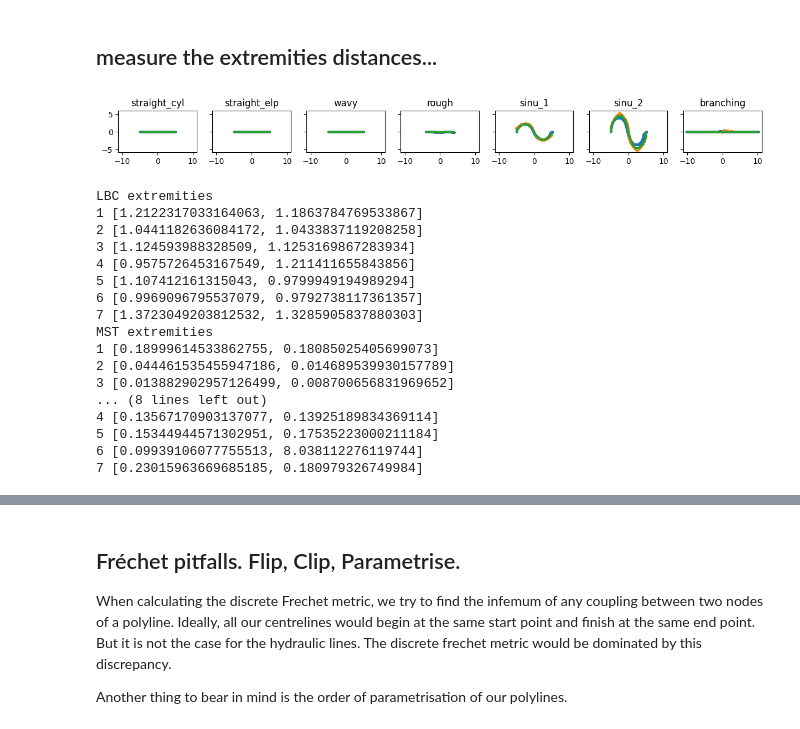
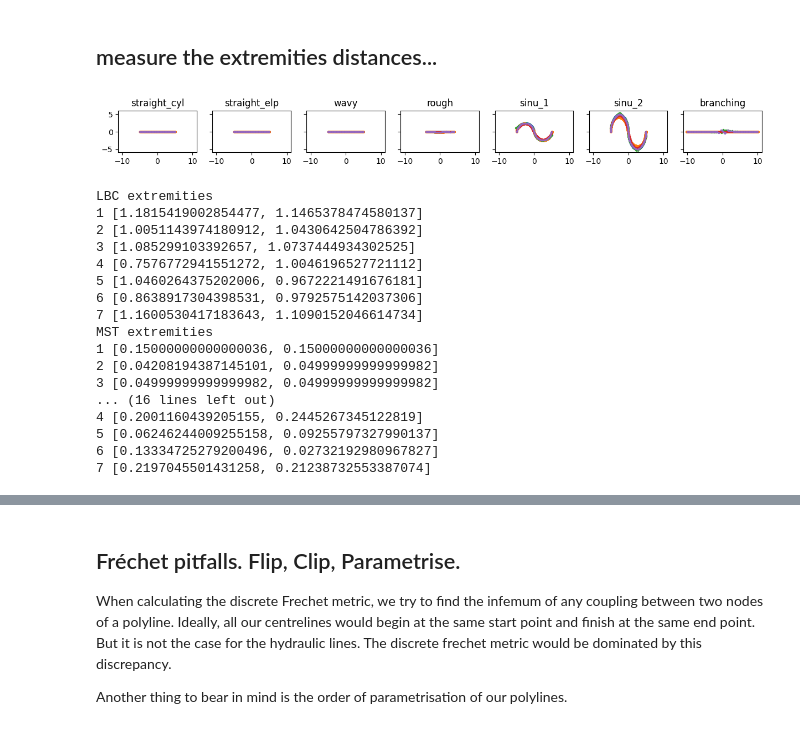
Before and after one commit to ERC-Karst/pc-centrelines, a Jupyter notebook: notebooks/6_compute_centreline_distances.ipynb, the cells around one changed output, grey strips where cells are left out. Saved outputs shown, nothing was run; the diff lists cells and outputs as text; code cells hidden in the pictures.

```diff
--- a/notebooks/6_compute_centreline_distances.ipynb
+++ b/notebooks/6_compute_centreline_distances.ipynb
@@ -168,26 +220,31 @@ conduit_map
 # %%
 fig, axes = plt.subplots(1,7, figsize = (15, 3), sharey=True, sharex=True)
 
 for k, ax in enumerate(axes):
-    ax.scatter(*list_hydraulic_ct[k][0][:, [0, 1]].T, s = 2)
+    ax.scatter(*list_theory_ct[k][0][:, [0, 1]].T, s = 2)
+
+    ax.scatter(*list_hydraulic_ct[k][-1][:, [0, 1]].T, s = 2)
     ax.scatter(*list_lbc_ct[k][0][:, [0, 1]].T, s = 2)
     ax.scatter(*list_mst_ct[k][0][:, [0, 1]].T, s = 2)
-    #ax.scatter(*list_iter_ct[k][0][:, [0, 1]].T, s = 2)
+    ax.scatter(*list_iter_ct[k][0][:, [0, 1]].T, s = 2)
     ax.set_title(conduit_map[k+1])
     ax.set_aspect("equal")
 plt.show()
 # %% [output]
-[figure, old version]
+[figure, new version]
 # %%
+
 print("LBC extremities")
 LBC_extremities = []
+
 for k in range(0, 7):
-    P1_hyd, P2_hyd =  list_hydraulic_ct[k][1], list_hydraulic_ct[k][2]
+    P1_theory, P2_theory =  list_theory_ct[k][1], list_theory_ct[k][2]
     P1_lbc, P2_lbc  =  list_lbc_ct[k][1], list_lbc_ct[k][2]
 
-    dist1 = np.minimum(np.linalg.norm(P1_hyd-P1_lbc), np.linalg.norm(P2_hyd-P1_lbc))
-    which = np.argmin((np.linalg.norm(P1_hyd-P1_lbc), np.linalg.norm(P2_hyd-P1_lbc)))
-    dist2 = [np.linalg.norm(P2_hyd-P2_lbc), np.linalg.norm(P1_hyd-P2_lbc)][which]
+    dist1 = np.minimum(np.linalg.norm(P1_theory-P1_lbc), np.linalg.norm(P2_theory-P1_lbc))
+    which = np.argmin((np.linalg.norm(P1_theory-P1_lbc), np.linalg.norm(P2_theory-P1_lbc)))
+    dist2 = [np.linalg.norm(P2_theory-P2_lbc), np.linalg.norm(P1_theory-P2_lbc)][which]
+
     LBC_extremities.append([dist1,dist2])
     print(k+1, [dist1, dist2])
 LBC_extremities = np.array(LBC_extremities)
@@ -196,11 +253,11 @@ MST_extremities = []
 
 for k in range(0, 7):
     P1_mst, P2_mst  =  list_mst_ct[k][1], list_mst_ct[k][2]
-    P1_hyd, P2_hyd =  list_hydraulic_ct[k][1], list_hydraulic_ct[k][2]
+    P1_theory, P2_theory =  list_theory_ct[k][1], list_theory_ct[k][2]
 
-    dist1 = np.minimum(np.linalg.norm(P1_hyd-P1_mst), np.linalg.norm(P2_hyd-P1_mst))
-    which = np.argmin((np.linalg.norm(P1_hyd-P1_mst), np.linalg.norm(P2_hyd-P1_mst)))
-    dist2 = [np.linalg.norm(P2_hyd-P2_mst), np.linalg.norm(P1_hyd-P2_mst)][which]
+    dist1 = np.minimum(np.linalg.norm(P1_theory-P1_mst), np.linalg.norm(P2_theory-P1_mst))
+    which = np.argmin((np.linalg.norm(P1_theory-P1_mst), np.linalg.norm(P2_theory-P1_mst)))
+    dist2 = [np.linalg.norm(P2_theory-P2_mst), np.linalg.norm(P1_theory-P2_mst)][which]
     MST_extremities.append([dist1,dist2])
 
     print(k+1, [dist1, dist2])
@@ -210,31 +267,45 @@ iter_extremities = []
 
 for k in range(0, 7):
     P1_iter, P2_iter  =  list_iter_ct[k][1], list_iter_ct[k][2]
-    P1_hyd, P2_hyd =  list_hydraulic_ct[k][1], list_hydraulic_ct[k][2]
+    P1_theory, P2_theory =  list_theory_ct[k][1], list_theory_ct[k][2]
 
-    dist1 = np.minimum(np.linalg.norm(P1_hyd-P1_iter), np.linalg.norm(P2_hyd-P1_iter))
-    which = np.argmin((np.linalg.norm(P1_hyd-P1_iter), np.linalg.norm(P2_hyd-P1_iter)))
-    dist2 = [np.linalg.norm(P2_hyd-P2_iter), np.linalg.norm(P1_hyd-P2_iter)][which]
+    dist1 = np.minimum(np.linalg.norm(P1_theory-P1_iter), np.linalg.norm(P2_theory-P1_iter))
+    which = np.argmin((np.linalg.norm(P1_theory-P1_iter), np.linalg.norm(P2_theory-P1_iter)))
+    dist2 = [np.linalg.norm(P2_theory-P2_iter), np.linalg.norm(P1_theory-P2_iter)][which]
     iter_extremities.append([dist1,dist2])
 
     print(k+1, [dist1, dist2])
 
 iter_extremities = np.array(iter_extremities)
+
+print("hydraulic extremities")
+hyd_extremities = []
+for k in range(0, 7):
+    P1_theory, P2_theory  =  list_theory_ct[k][1], list_theory_ct[k][2]
+    P1_hyd, P2_hyd =  list_hydraulic_ct[k][1], list_hydraulic_ct[k][2]
+
+    dist1 = np.minimum(np.linalg.norm(P1_theory-P1_hyd), np.linalg.norm(P2_theory-P1_hyd))
+    which = np.argmin((np.linalg.norm(P1_theory-P1_hyd), np.linalg.norm(P2_theory-P1_hyd)))
+    dist2 = [np.linalg.norm(P2_theory-P2_hyd), np.linalg.norm(P1_theory-P2_hyd)][which]
+    hyd_extremities.append([dist1,dist2])
+
+    print(k+1, [dist1, dist2])
+hyd_extremities = np.array(hyd_extremities)
 # %% [output]
 LBC extremities
-1 [1.2122317033164063, 1.1863784769533867]
-2 [1.0441182636084172, 1.0433837119208258]
-3 [1.124593988328509, 1.1253169867283934]
-4 [0.9575726453167549, 1.211411655843856]
-5 [1.107412161315043, 0.9799949194989294]
-6 [0.9969096795537079, 0.9792738117361357]
-7 [1.3723049203812532, 1.3285905837880303]
+1 [1.1815419002854477, 1.1465378474580137]
+2 [1.0051143974180912, 1.0430642504786392]
+3 [1.085299103392657, 1.0737444934302525]
+4 [0.7576772941551272, 1.0046196527721112]
+5 [1.0460264375202006, 0.9672221491676181]
+6 [0.8638917304398531, 0.9792575142037306]
+7 [1.1600530417183643, 1.1090152046614734]
 MST extremities
-1 [0.18999614533862755, 0.18085025405699073]
-2 [0.044461535455947186, 0.014689539930157789]
-3 [0.013882902957126499, 0.008700656831969652]
-... (8 lines left out)
-4 [0.13567170903137077, 0.13925189834369114]
-5 [0.15344944571302951, 0.17535223000211184]
-6 [0.09939106077755513, 8.038112276119744]
-7 [0.23015963669685185, 0.180979326749984]
+1 [0.15000000000000036, 0.15000000000000036]
+2 [0.04208194387145101, 0.04999999999999982]
+3 [0.04999999999999982, 0.04999999999999982]
+... (16 lines left out)
+4 [0.2001160439205155, 0.2445267345122819]
+5 [0.06246244009255158, 0.09255797327990137]
+6 [0.13334725279200496, 0.02732192980967827]
+7 [0.2197045501431258, 0.21238732553387074]
```
Also changed, not shown: parts of 28 cells of this notebook, 6 other files.
